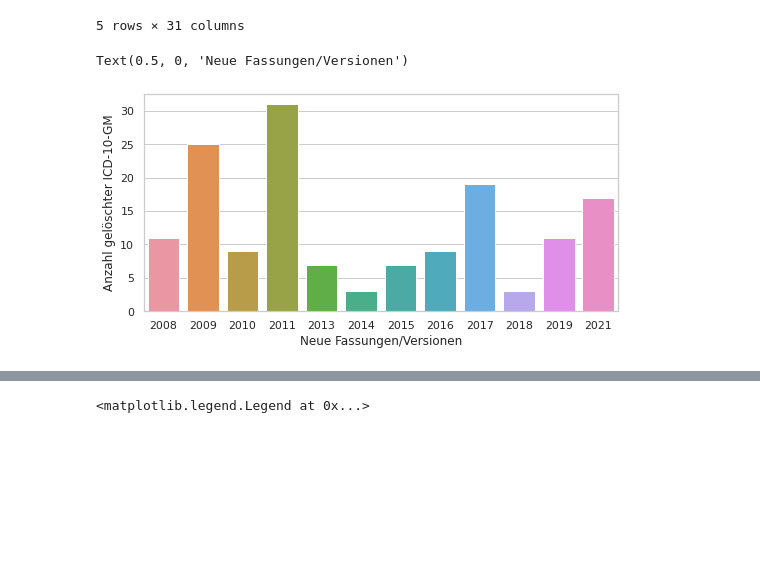
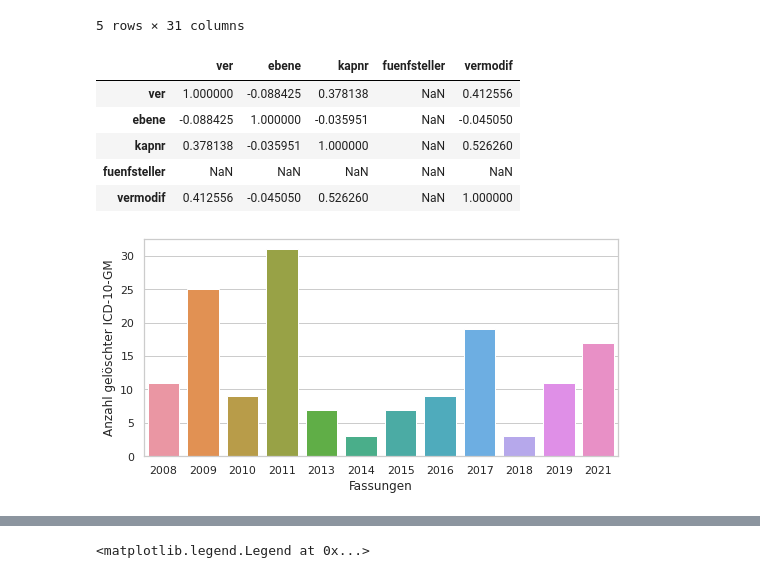
Before and after one commit to ahodelin/Projektarbeit, a Jupyter notebook: analysis/jupyter_notbook/analysing_old_icd_by_year.ipynb, the cells around one changed output, grey strips where cells are left out. Drawn from its saved outputs; the diff is of its cells as text; code cells hidden in the pictures; blank space fills up the shorter version.

```diff
--- a/analysis/jupyter_notbook/analysing_old_icd_by_year.ipynb
+++ b/analysis/jupyter_notbook/analysing_old_icd_by_year.ipynb
@@ -19,15 +19,23 @@ version_years.head()
 | 3 | 2007 | 4 | T | X | 4 | E65 | E66.9 | E66.9 | E669 | Adipositas, nicht näher bezeichnet | ... |
 | 4 | 2007 | 4 | T | X | 4 | E70 | E83.5 | E83.5 | E835 | Störungen des Kalziumstoffwechsels | ... |
 5 rows × 31 columns
+# %%
+version_years.corr()
+# %% [output]
+|  | ver | ebene | kapnr | fuenfsteller | vermodif |
+| ver | 1.000000 | -0.088425 | 0.378138 | NaN | 0.412556 |
+| ebene | -0.088425 | 1.000000 | -0.035951 | NaN | -0.045050 |
+| kapnr | 0.378138 | -0.035951 | 1.000000 | NaN | 0.526260 |
+| fuenfsteller | NaN | NaN | NaN | NaN | NaN |
+| vermodif | 0.412556 | -0.045050 | 0.526260 | NaN | 1.000000 |
 # %%
 # deleted icd by year
 mlp.pyplot.figure(figsize=(8.5,4))
 sns.countplot(data=version_years, x="vermodif")
 #mlp.pyplot.title("Neue ICD-10-GM pro Jahr")
 mlp.pyplot.ylabel("Anzahl gelöschter ICD-10-GM")
-mlp.pyplot.xlabel("Neue Fassungen/Versionen")
+mlp.pyplot.xlabel("Fassungen")
 #mlp.pyplot.legend(title = "Alte Fassungen")
-#mlp.pyplot.savefig("/home/abel/git_repos/Projektarbeit/figures/deletedicdyear.svg")
+mlp.pyplot.savefig("/home/abel/git_repos/Projektarbeit/figures/neuVersionDelete.svg")
 # %% [output]
-Text(0.5, 0, 'Neue Fassungen/Versionen')
-[figure, old version]
+[figure, new version]
```
Also changed, not shown: parts of 1 cell of this notebook, 11 other files.
